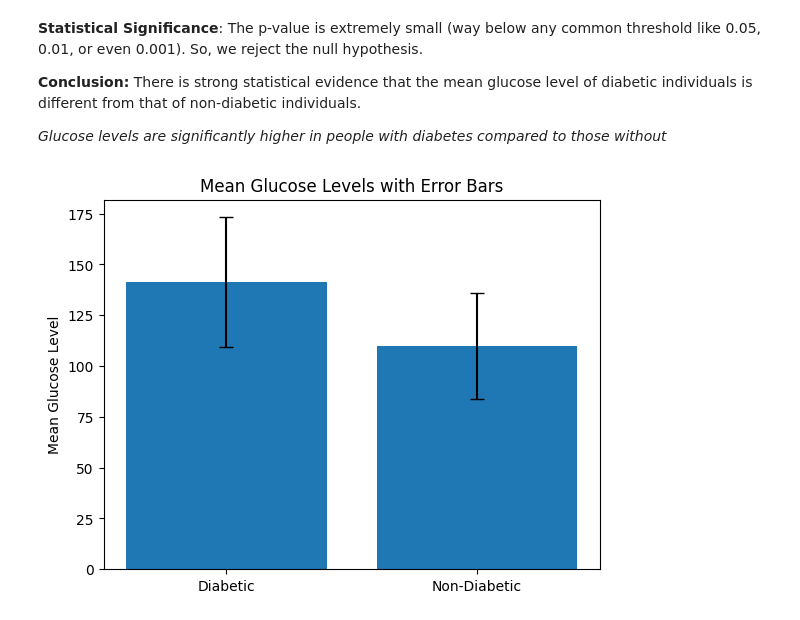
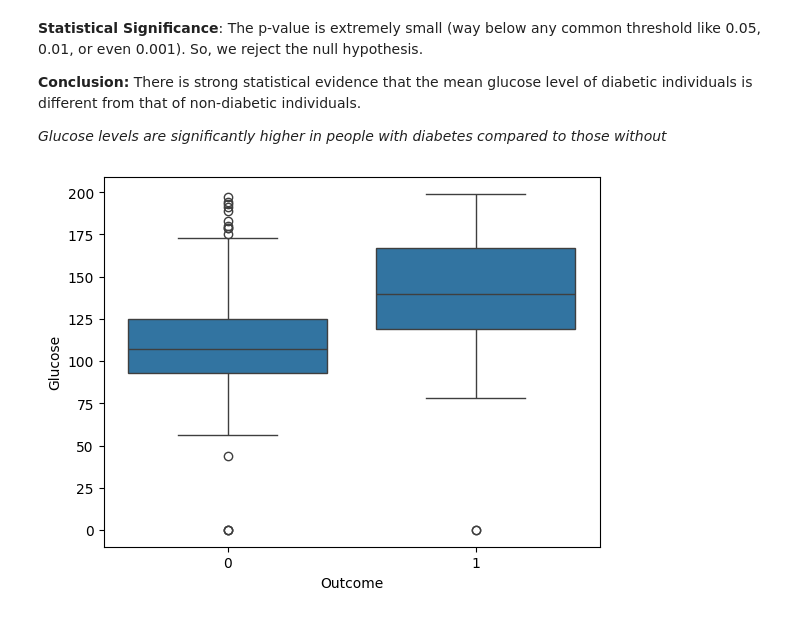
Before and after one commit to glycodynamics/BME370, a Jupyter notebook: Example1.ipynb, the cells around one changed output. Saved outputs shown, nothing was run; the diff lists cells and outputs as text; code cells hidden in the pictures.

```diff
--- a/Example1.ipynb
+++ b/Example1.ipynb
@@ -104,14 +115,11 @@ The p-value is extremely small (way below any common threshold like 0.05, 0.01,
 There is strong statistical evidence that the mean glucose level of diabetic individuals is different from that of non-diabetic individuals.
 
 *Glucose levels are significantly higher in people with diabetes compared to those without*
-# %%
-# Plot mean glucose levels with error bars
-means = [diabetic['Glucose'].mean(), non_diabetic['Glucose'].mean()]
-stds = [diabetic['Glucose'].std(), non_diabetic['Glucose'].std()]
-labels = ['Diabetic', 'Non-Diabetic']
-plt.bar(labels, means, yerr=stds, capsize=5)
-plt.ylabel('Mean Glucose Level')
-plt.title('Mean Glucose Levels with Error Bars')
-plt.show()
-# %% [output]
-[figure, removed]
+# %%
+# Plot mean glucose levels with error bars
+sns.boxplot(x='Outcome', y='Glucose', data=data_1)
+plt.xlabel('Outcome')
+plt.ylabel('Glucose')
+plt.show()
+# %% [output]
+[figure, added]
```
Also changed, not shown: parts of 11 cells of this notebook.
